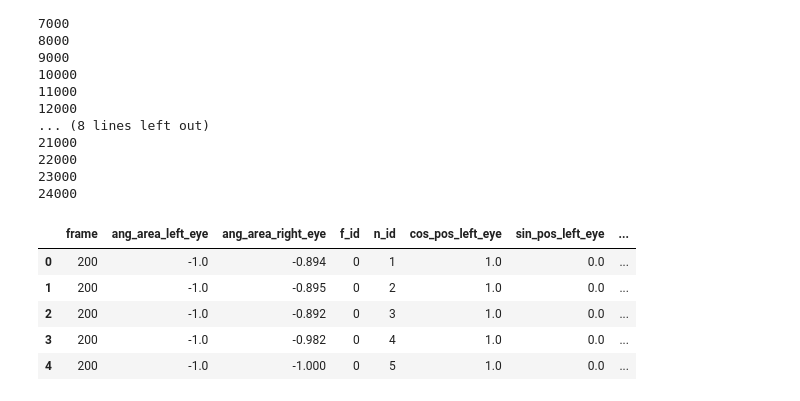
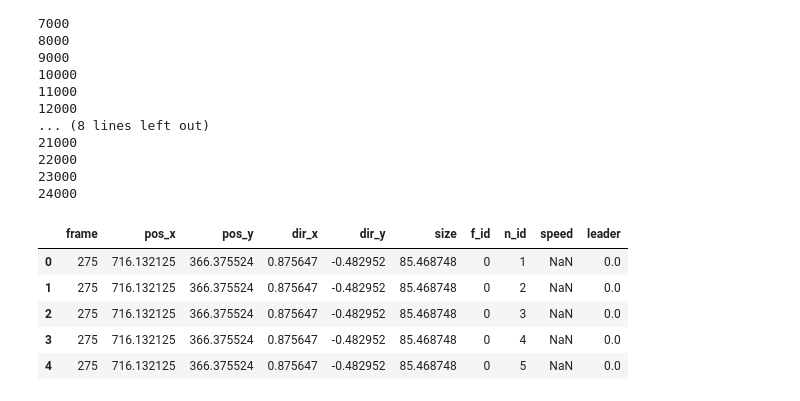
Before and after one commit to vivekhsridhar/vision_leadership, a Jupyter notebook: preprocess_input.ipynb, the cells around one changed output. Drawn from its saved outputs; the diff is of its cells as text; code cells hidden in the pictures.

Commit message:
vision leadership updated

```diff
--- a/preprocess_input.ipynb
+++ b/preprocess_input.ipynb
@@ -22,20 +23,23 @@ for name in names:
     f = h5py.File(name, "r")
     group = f['fields/']
 
-    n_inds = 10
+    n_inds = 30
 
     vid_id = np.repeat(i, (group['x'].value).shape[0]*(group['x'].value).shape[1]*(group['x'].value).shape[0]).reshape((1,-1))
     frame = (np.repeat(np.tile(np.arange((group['x'].value).shape[1]), n_inds).reshape((1,-1)), n_inds)).reshape((1,-1))
     pos_x = (np.repeat((group['x'].value).reshape((1,-1)), n_inds)).reshape((1,-1))
     pos_y = (np.repeat((group['y'].value).reshape((1,-1)), n_inds)).reshape((1,-1))
-    ang_area_left = (group['ang_area_left_eye'].value).reshape((1,-1))
-    ang_area_right = (group['ang_area_right_eye'].value).reshape((1,-1))
-    ang_pos_left = (group['ang_com_left_eye'].value).reshape((1,-1))
-    ang_pos_right = (group['ang_com_right_eye'].value).reshape((1,-1))
+    dir_x = (np.repeat((group['heading_x'].value).reshape((1,-1)), n_inds)).reshape((1,-1))
+    dir_y = (np.repeat((group['heading_y'].value).reshape((1,-1)), n_inds)).reshape((1,-1))
+    size = (np.repeat((group['body_length'].value).reshape((1,-1)), n_inds)).reshape((1,-1))
+    #ang_area_left = (group['ang_area_left_eye'].value).reshape((1,-1))
+    #ang_area_right = (group['ang_area_right_eye'].value).reshape((1,-1))
+    #ang_pos_left = (group['ang_com_left_eye'].value).reshape((1,-1))
+    #ang_pos_right = (group['ang_com_right_eye'].value).reshape((1,-1))
 
-    tmp = np.squeeze(np.array([vid_id, frame, pos_x, pos_y, ang_area_left, ang_area_right, ang_pos_left, ang_pos_right])).T
+    tmp = np.squeeze(np.array([vid_id, frame, pos_x, pos_y, dir_x, dir_y, size])).T
     if i != 0:
-        tmp_curr = pd.DataFrame(tmp, columns=['vid_id', 'frame', 'pos_x', 'pos_y', 'ang_area_left_eye', 'ang_area_right_eye', 'ang_pos_left_eye', 'ang_pos_right_eye'])
+        tmp_curr = pd.DataFrame(tmp, columns=['vid_id', 'frame', 'pos_x', 'pos_y', 'dir_x', 'dir_y', 'size'])
         tmp_min = tmp_curr[tmp_curr['frame'] == 0]
         tmp_min = tmp_min.drop_duplicates(subset='pos_x', keep="last")
         tmp_max = tmp_prev[tmp_prev['frame'] == max(tmp_prev['frame'])]
@@ -48,6 +52,13 @@ for name in names:
         orig_ids, new_idx = linear_sum_assignment(cost)
         new_ids = tmp_max['f_id'].values[new_idx]
 
+        del tmp
+        del tmp_prev
+        del tmp_min
+        del tmp_max
+        del cost
+        gc.collect()
+
         tmp_curr['f_id'] = np.repeat(new_ids, (group['x'].value).shape[0]*(group['x'].value).shape[1]).reshape((-1,1))
         tmp_curr['n_id'] = np.tile(new_ids, (group['x'].value).shape[0]*(group['x'].value).shape[1]).reshape((-1,1))
         df = pd.concat([df,tmp_curr])
@@ -56,7 +67,7 @@ for name in names:
         fid = np.repeat(np.arange(n_inds), (group['x'].value).shape[0]*(group['x'].value).shape[1]).reshape((-1,1))
         nid = np.tile(np.arange(n_inds), (group['x'].value).shape[0]*(group['x'].value).shape[1]).reshape((-1,1))
         data = np.hstack((tmp,fid, nid))
-        df = pd.DataFrame(data, columns=['vid_id', 'frame', 'pos_x', 'pos_y', 'ang_area_left_eye', 'ang_area_right_eye', 'ang_pos_left_eye', 'ang_pos_right_eye', 'f_id', 'n_id'])
+        df = pd.DataFrame(data, columns=['vid_id', 'frame', 'pos_x', 'pos_y', 'dir_x', 'dir_y', 'size', 'f_id', 'n_id'])
         tmp_prev = df
 
     i = i+1
@@ -79,6 +106,11 @@ for i in np.unique(df['vid_id']):
         df.iloc[np.where(df['vid_id'] == i)[0],1] += (max(df[df['vid_id'] == i-1]['frame']) + 1)
 
 df = df[(df['frame'] >= start_frame) & (df['frame'] <= max(df['frame']) - start_frame)]
-df = df[df['f_id'] != df['n_id']]
+df['speed'] = 0.0
+for idx in np.unique(df['f_id']):
+    tmp = df.iloc[np.where(df['f_id'] == idx)[0],:]
+    dx = tmp['pos_x'] - tmp['pos_x'].shift(n_inds)
+    dy = tmp['pos_y'] - tmp['pos_y'].shift(n_inds)
+    df.iloc[np.where(df['f_id'] == idx)[0],9] = np.sqrt(dx**2 + dy**2)
 df.head()
 # %% [output]
@@ -106,7 +138,7 @@ for fr in np.unique(dcorr['frame']):
     if fr % 1000 == 0:
         print(fr)
 
-dcorr.iloc[np.where(dcorr['cc'] != 1)[0],4] = 0
+dcorr.iloc[(np.where(dcorr['cc'] != 1) or np.where(dcorr['tau'] == 0))[0],4] = 0
 # %% [output]
 1000
 2000
@@ -128,24 +160,18 @@ dcorr.iloc[np.where(dcorr['cc'] != 1)[0],4] = 0
 # %%
 df = pd.merge(df, dcorr)
 
 cols = ['frame', 'f_id', 'n_id']
 df[cols] = df[cols].astype(np.int32)
 
-df['cos_pos_left_eye'] = np.cos(df['ang_pos_left_eye'])
-df['sin_pos_left_eye'] = np.sin(df['ang_pos_left_eye'])
-df['cos_pos_right_eye'] = np.cos(df['ang_pos_right_eye'])
-df['sin_pos_right_eye'] = np.sin(df['ang_pos_right_eye'])
-df['ang_area_left_eye'] = df['ang_area_left_eye'] / np.pi - 1
-df['ang_area_right_eye'] = df['ang_area_right_eye'] / np.pi - 1
 df['leader'] = df['cc']
 
-cols = ['vid_id', 'pos_x', 'pos_y', 'ang_pos_left_eye', 'ang_pos_right_eye', 'cc', 'tau']
+cols = ['vid_id', 'cc', 'tau']
 df = df.drop(cols, axis=1)
 df.head()
 # %% [output]
-|  | frame | ang_area_left_eye | ang_area_right_eye | f_id | n_id | cos_pos_left_eye | sin_pos_left_eye | ... |
-| 0 | 200 | -1.0 | -0.894 | 0 | 1 | 1.0 | 0.0 | ... |
-| 1 | 200 | -1.0 | -0.895 | 0 | 2 | 1.0 | 0.0 | ... |
-| 2 | 200 | -1.0 | -0.892 | 0 | 3 | 1.0 | 0.0 | ... |
-| 3 | 200 | -1.0 | -0.982 | 0 | 4 | 1.0 | 0.0 | ... |
-| 4 | 200 | -1.0 | -1.000 | 0 | 5 | 1.0 | 0.0 | ... |
+|  | frame | pos_x | pos_y | dir_x | dir_y | size | f_id | n_id | speed | leader |
+| 0 | 275 | 716.132125 | 366.375524 | 0.875647 | -0.482952 | 85.468748 | 0 | 1 | NaN | 0.0 |
+| 1 | 275 | 716.132125 | 366.375524 | 0.875647 | -0.482952 | 85.468748 | 0 | 2 | NaN | 0.0 |
+| 2 | 275 | 716.132125 | 366.375524 | 0.875647 | -0.482952 | 85.468748 | 0 | 3 | NaN | 0.0 |
+| 3 | 275 | 716.132125 | 366.375524 | 0.875647 | -0.482952 | 85.468748 | 0 | 4 | NaN | 0.0 |
+| 4 | 275 | 716.132125 | 366.375524 | 0.875647 | -0.482952 | 85.468748 | 0 | 5 | NaN | 0.0 |
```
Also changed, not shown: parts of 11 cells of this notebook, 3 other files.
